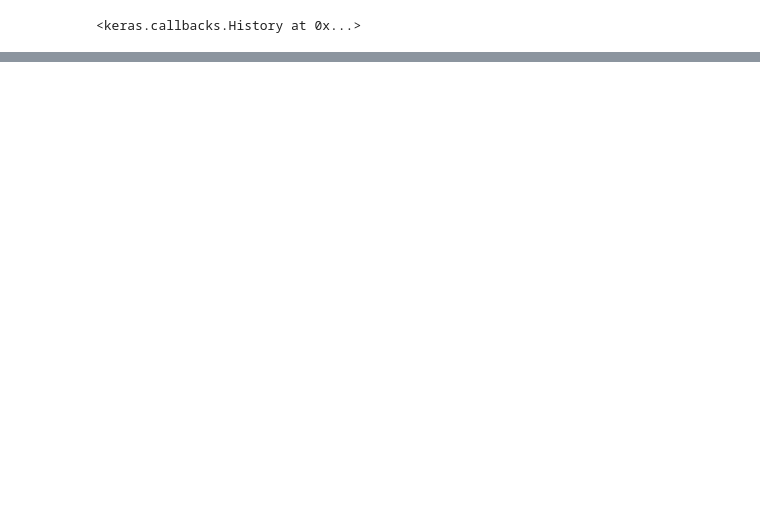
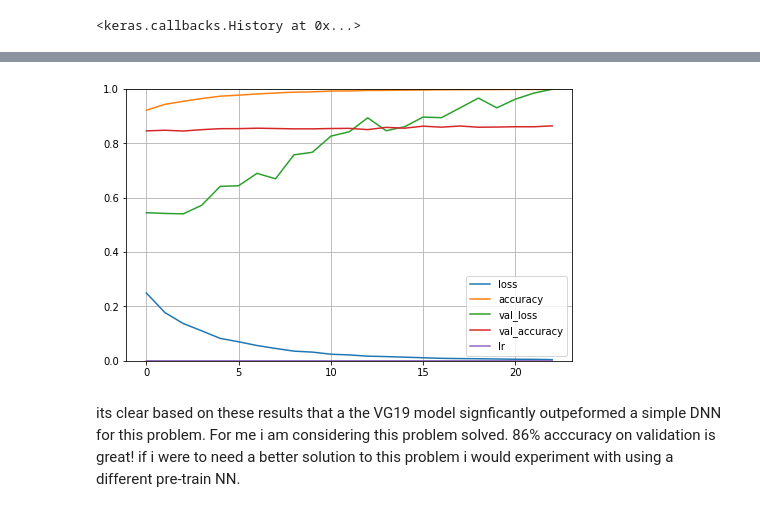
Before and after one commit to jmichaelschultz/CIFAR10, a Jupyter notebook: CIFAR10.ipynb, the cells around one changed output, grey strips where cells are left out. Drawn from its saved outputs; the diff is of its cells as text; code cells hidden in the pictures; blank space fills up the shorter version.

Commit message:
adding a CNN solution using VGG19

```diff
--- a/CIFAR10.ipynb
+++ b/CIFAR10.ipynb
@@ -168,0 +262,9 @@ Epoch 48/1000
+# %%
+### the top layers should be fairly well trained. unfreezing bottom layers. lowering learning rate and continuing training
+for layer in model.layers:
+  layer.trainable = True
+
+model.compile(optimizer=keras.optimizers.Adam(learning_rate= .00001), loss = 'categorical_crossentropy', metrics = 'accuracy')
+history = model.fit(X_train, y_train_cat, epochs=1000,
+          validation_data=(X_valid, y_valid_cat),
+          callbacks=[tensorboard_cb, early_stopping_cb, model_checkpoint_cb])
@@ -168,0 +289,11 @@ Epoch 48/1000
+# %%
+### its very clear that this solution is much better than a DNN at solving this issue. 83% validation accuaracy is not bad. lets add augment the data to see the effect.
+## i expect it will add some noise to the training loss but hopefully will give an improvement on validation as a result of gerneralization
+
+generator = tf.keras.preprocessing.image.ImageDataGenerator(rotation_range=2, horizontal_flip=True,zoom_range=.1)
+
+#including exp lr_weight decay
+model.compile(optimizer=keras.optimizers.Adam(learning_rate= .00001), loss = 'categorical_crossentropy', metrics = 'accuracy')
+history = model.fit(generator.flow(X_train, y_train_cat), epochs=1000,
+          validation_data=(X_valid, y_valid_cat),
+          callbacks=[tensorboard_cb, early_stopping_cb, model_checkpoint_cb, lr_scheduler])
@@ -168,0 +318,9 @@ Epoch 48/1000
+# %%
+pd.DataFrame(history.history).plot(figsize = (8,5))
+plt.grid(True)
+plt.gca().set_ylim(0,1)
+plt.show()
+# %% [output]
+[figure, added]
+# %% [markdown]
+its clear based on these results that a the VG19 model signficantly outpeformed a simple DNN for this problem. For me i am considering this problem solved. 86% acccuracy on validation is great! if i were to need a better solution to this problem i would experiment with using a different pre-train NN.
```
Also changed, not shown: parts of 14 cells of this notebook.
